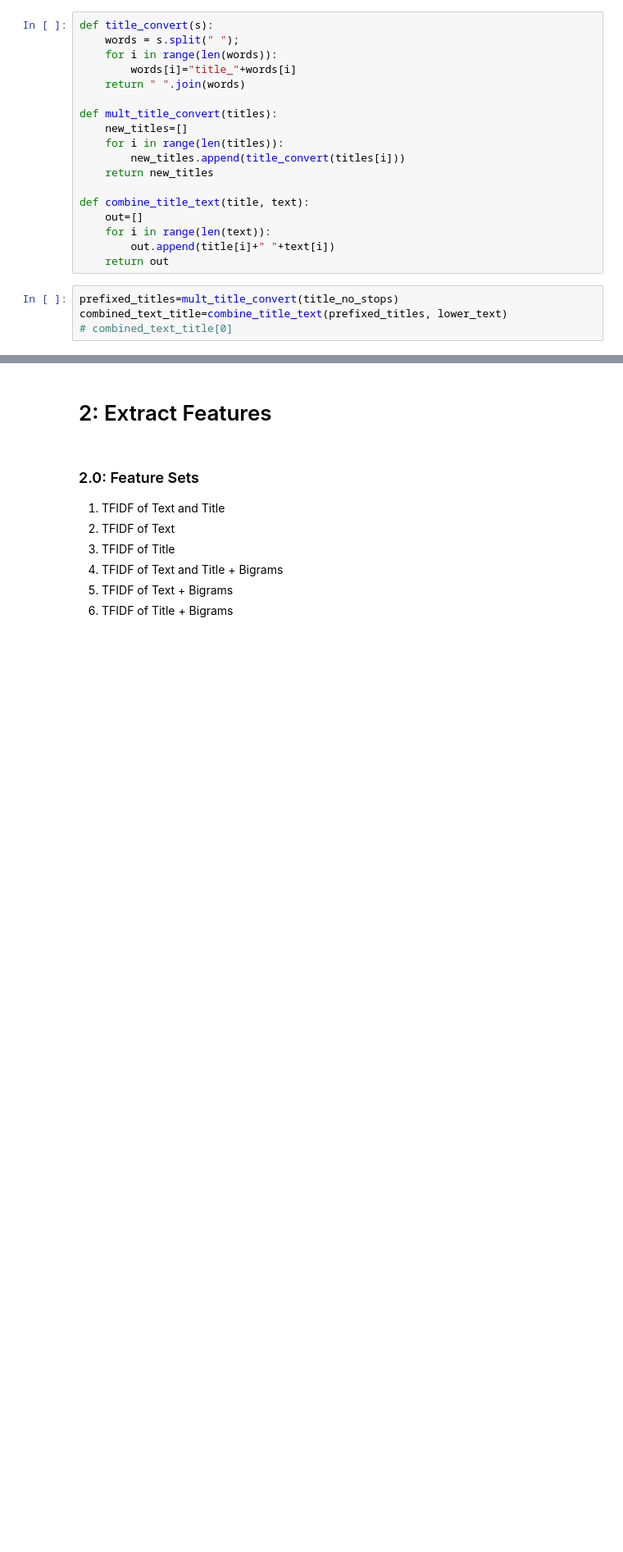
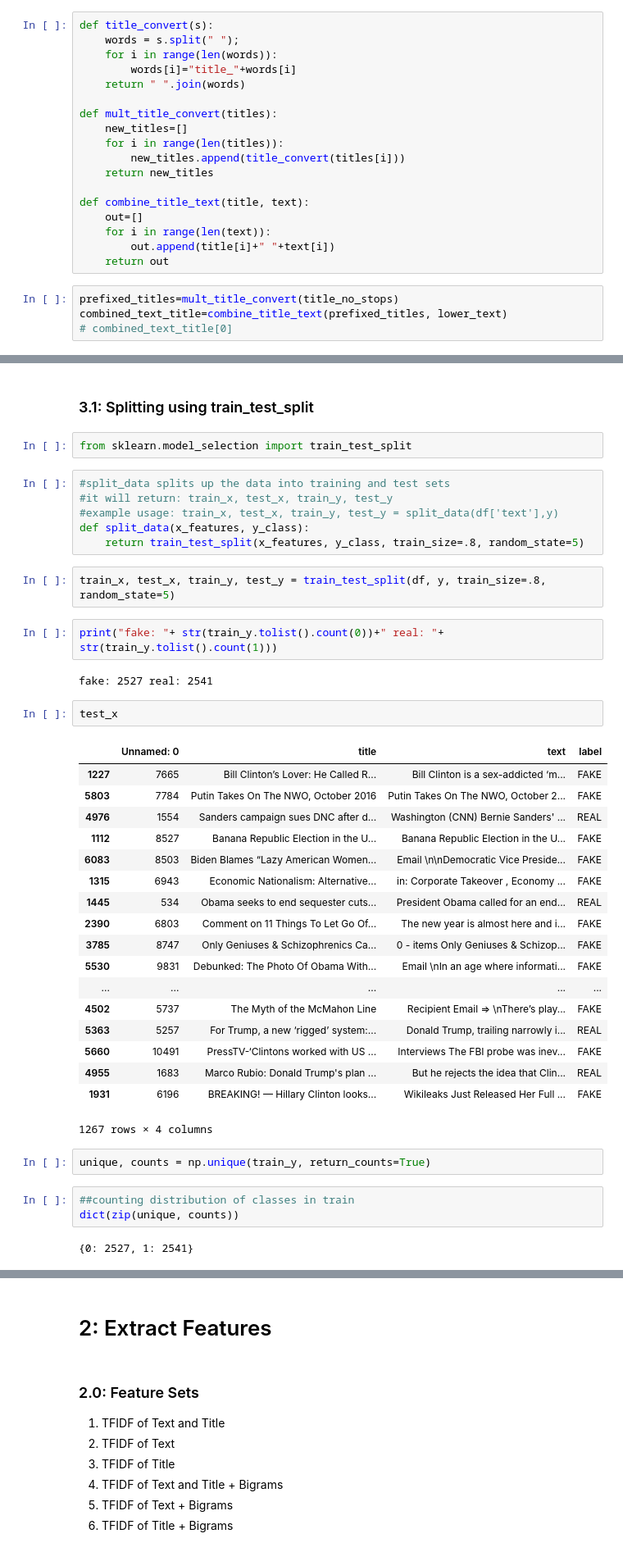
Before and after one commit to smganci/inls613-fakenews, a Jupyter notebook: INLS 613 Fake News.ipynb, the cells around one changed output, grey strips where cells are left out. Shown at 82% size. Saved outputs shown, nothing was run; the diff lists cells and outputs as text; blank space fills up the shorter version.

```diff
--- a/INLS 613 Fake News.ipynb
+++ b/INLS 613 Fake News.ipynb
@@ -107,0 +110,44 @@ combined_text_title=combine_title_text(prefixed_titles, lower_text)
+# %% [markdown]
+### 3.1: Splitting using train_test_split
+# %%
+from sklearn.model_selection import train_test_split
+# %%
+#split_data splits up the data into training and test sets
+#it will return: train_x, test_x, train_y, test_y
+#example usage: train_x, test_x, train_y, test_y = split_data(df['text'],y)
+def split_data(x_features, y_class):
+    return train_test_split(x_features, y_class, train_size=.8, random_state=5)
+# %%
+train_x, test_x, train_y, test_y = train_test_split(df, y, train_size=.8, random_state=5)
+# %%
+print("fake: "+ str(train_y.tolist().count(0))+" real: "+ str(train_y.tolist().count(1)))
+# %% [output]
+fake: 2527 real: 2541
+# %%
+test_x
+# %% [output]
+|  | Unnamed: 0 | title | text | label |
+| 1227 | 7665 | Bill Clinton’s Lover: He Called R... | Bill Clinton is a sex-addicted ‘m... | FAKE |
+| 5803 | 7784 | Putin Takes On The NWO, October 2016 | Putin Takes On The NWO, October 2... | FAKE |
+| 4976 | 1554 | Sanders campaign sues DNC after d... | Washington (CNN) Bernie Sanders' ... | REAL |
+| 1112 | 8527 | Banana Republic Election in the U... | Banana Republic Election in the U... | FAKE |
+| 6083 | 8503 | Biden Blames “Lazy American Women... | Email \n\nDemocratic Vice Preside... | FAKE |
+| 1315 | 6943 | Economic Nationalism: Alternative... | in: Corporate Takeover , Economy ... | FAKE |
+| 1445 | 534 | Obama seeks to end sequester cuts... | President Obama called for an end... | REAL |
+| 2390 | 6803 | Comment on 11 Things To Let Go Of... | The new year is almost here and i... | FAKE |
+| 3785 | 8747 | Only Geniuses & Schizophrenics Ca... | 0 - items Only Geniuses & Schizop... | FAKE |
+| 5530 | 9831 | Debunked: The Photo Of Obama With... | Email \nIn an age where informati... | FAKE |
+| ... | ... | ... | ... | ... |
+| 4502 | 5737 | The Myth of the McMahon Line | Recipient Email => \nThere’s play... | FAKE |
+| 5363 | 5257 | For Trump, a new ‘rigged’ system:... | Donald Trump, trailing narrowly i... | REAL |
+| 5660 | 10491 | PressTV-‘Clintons worked with US ... | Interviews The FBI probe was inev... | FAKE |
+| 4955 | 1683 | Marco Rubio: Donald Trump's plan ... | But he rejects the idea that Clin... | REAL |
+| 1931 | 6196 | BREAKING! — Hillary Clinton looks... | Wikileaks Just Released Her Full ... | FAKE |
+1267 rows × 4 columns
+# %%
+unique, counts = np.unique(train_y, return_counts=True)
+# %%
+##counting distribution of classes in train
+dict(zip(unique, counts))
+# %% [output]
+{0: 2527, 1: 2541}
```
Also changed, not shown: parts of 29 cells of this notebook.
